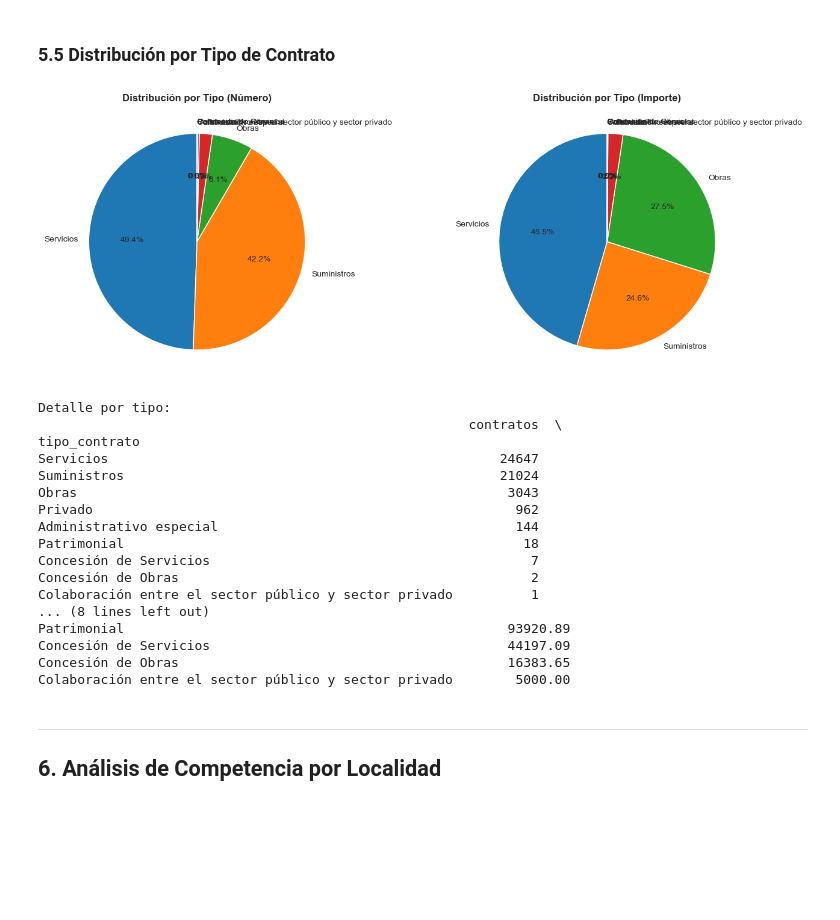
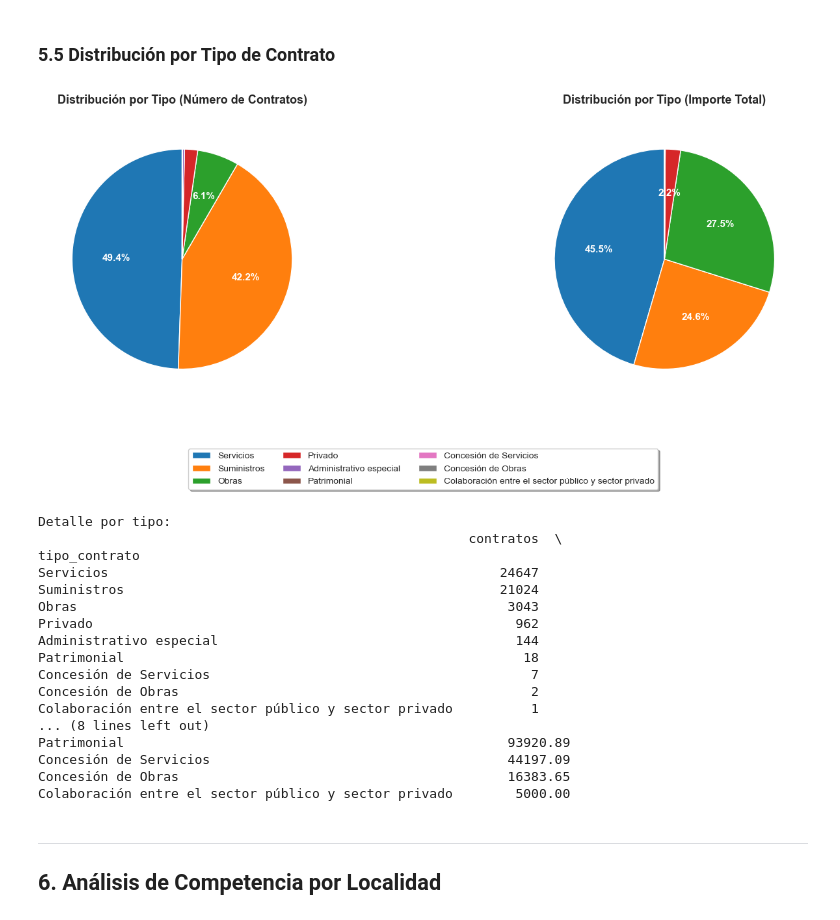
Before and after one commit to gogava-analytics/contratos-menores-espana, a Jupyter notebook: notebooks/storytelling.ipynb, the cells around one changed output. Cells and saved outputs as stored; diff of their text form; code cells hidden in the pictures; blank space fills up the shorter version.

```diff
--- a/notebooks/storytelling.ipynb
+++ b/notebooks/storytelling.ipynb
@@ -336,33 +336,72 @@ plt.show()
 # %% [markdown]
 ### 5.5 Distribución por Tipo de Contrato
 # %%
+# Configurar el tamaño de fuente general
+plt.rcParams['font.size'] = 10
+
 tipo_contrato = (
     df_umbral
     .groupby('tipo_contrato')
     .agg(
         contratos=('id_entry', 'count'),
         importe_total=('importe_sin_impuestos', 'sum')
     )
     .sort_values('contratos', ascending=False)
 )
 
-fig, axes = plt.subplots(1, 2, figsize=(14, 5))
+# Crear la figura con más espacio para la leyenda
+fig, axes = plt.subplots(1, 2, figsize=(16, 6))
+
+# Función para mostrar solo porcentajes relevantes
+def autopct_format(pct):
+    return f'{pct:.1f}%' if pct > 2 else ''
 
 # Pie chart - contratos
-axes[0].pie(tipo_contrato['contratos'], labels=tipo_contrato.index, autopct='%1.1f%%', startangle=90)
-axes[0].set_title('Distribución por Tipo (Número)', fontweight='bold')
+wedges1, texts1, autotexts1 = axes[0].pie(
+    tipo_contrato['contratos'],
+    autopct=autopct_format,
+    startangle=90,
+    textprops={'fontsize': 11, 'weight': 'bold'}
+)
+# Hacer los porcentajes blancos para mejor contraste
+for autotext in autotexts1:
+    autotext.set_color('white')
+
+axes[0].set_title('Distribución por Tipo (Número de Contratos)',
+                  fontweight='bold', fontsize=13, pad=20)
 
 # Pie chart - importe
-axes[1].pie(tipo_contrato['importe_total'], labels=tipo_contrato.index, autopct='%1.1f%%', startangle=90)
-axes[1].set_title('Distribución por Tipo (Importe)', fontweight='bold')
+wedges2, texts2, autotexts2 = axes[1].pie(
+    tipo_contrato['importe_total'],
+    autopct=autopct_format,
+    startangle=90,
+    textprops={'fontsize': 11, 'weight': 'bold'}
+)
+for autotext in autotexts2:
+    autotext.set_color('white')
+
+axes[1].set_title('Distribución por Tipo (Importe Total)',
+                  fontweight='bold', fontsize=13, pad=20)
+
+# Crear una única leyenda centrada debajo de ambos gráficos
+fig.legend(
+    tipo_contrato.index,
+    loc='lower center',
+    bbox_to_anchor=(0.5, -0.05),
+    ncol=3,  # 3 columnas para que quepa todo
+    fontsize=10,
+    frameon=True,
+    shadow=True
+)
 
 plt.tight_layout()
+plt.subplots_adjust(bottom=0.2)  # Dejar espacio para la leyenda
 plt.show()
 
 print("\nDetalle por tipo:")
 print(tipo_contrato)
 # %% [output]
-[figure, old version]
+[figure, new version]
 Detalle por tipo:
                                                        contratos  \
 tipo_contrato
```
Also changed, not shown: 1 other file.
